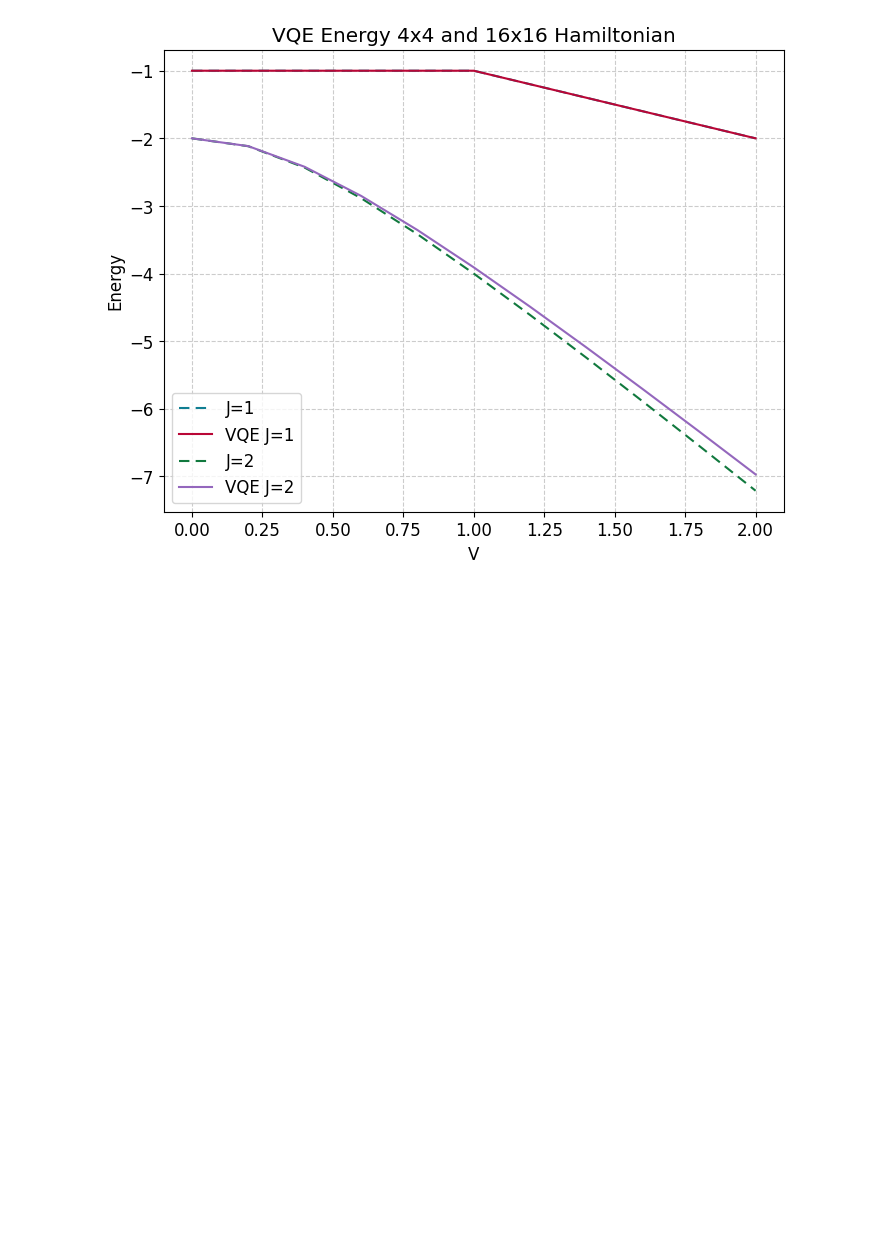
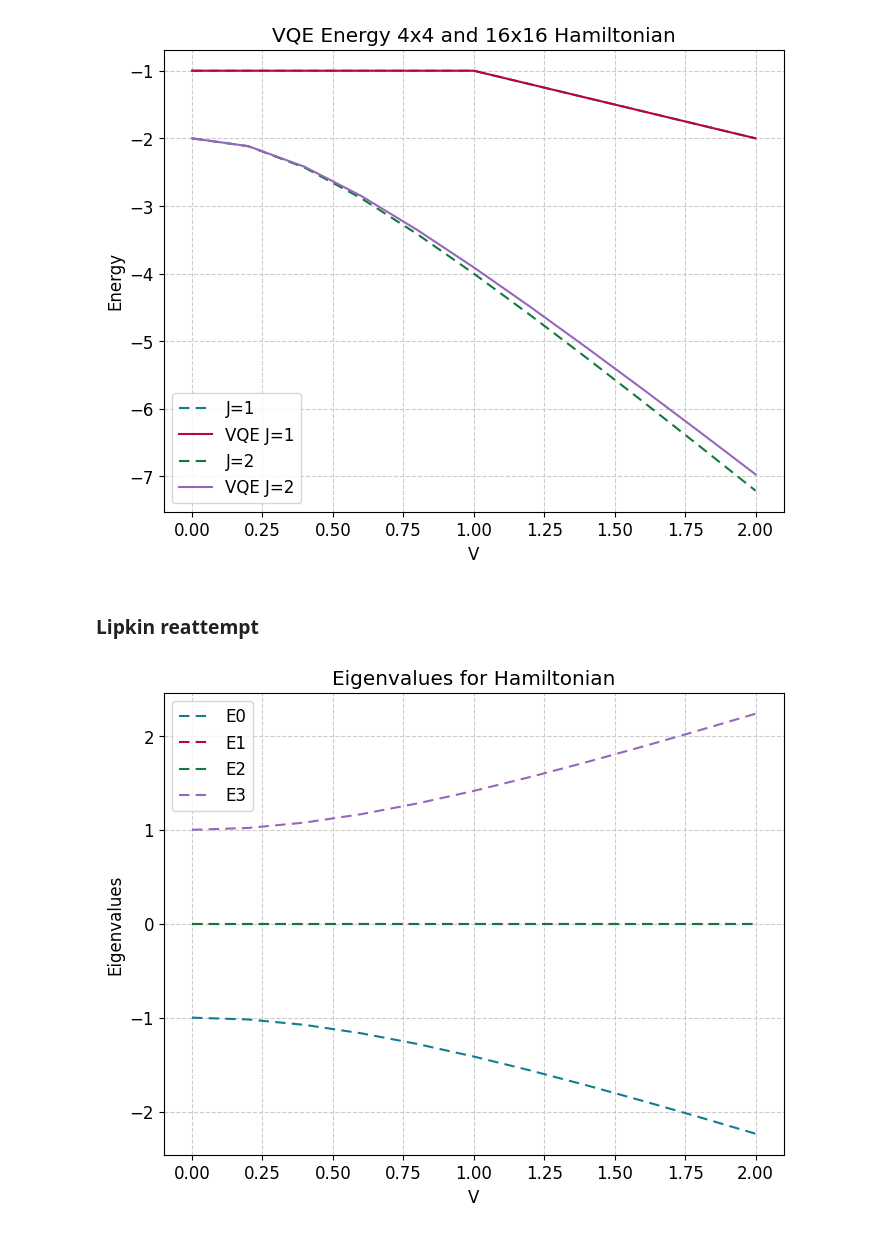
Before and after one commit to hishemok/FYS5419, a Jupyter notebook: Project_1/Project1.ipynb, the cells around one changed output. Cells and saved outputs as stored; diff of their text form; code cells hidden in the pictures; blank space fills up the shorter version.

```diff
--- a/Project_1/Project1.ipynb
+++ b/Project_1/Project1.ipynb
@@ -888,3 +888,35 @@ plt.legend(["J=1","VQE J=1","J=2","VQE J=2"])
 plt.show()
 # %% [output]
 [figure]
+# %% [markdown]
+### Lipkin reattempt
+# %%
+def Hamiltonian_Pauli(eps:float,V:float) -> np.array:
+    """
+    Returns the Hamiltonian for a given value of lambda
+    """
+    Z = σ_z()
+    X = σ_x()
+    I = np.eye(2)
+    ZI = np.kron(Z,I)
+    ZZ = np.kron(Z,Z)
+    XI = np.kron(X,I)
+    XZ = np.kron(X,Z)
+    return -eps/2 * (ZI + ZZ) - V/2 *(XI + XZ)
+
+epsilon = 1.0
+V = np.linspace(0,2,11)
+eigenvalues = np.zeros((len(V),4))
+
+for i,v in enumerate(V):
+    eigvals, eigvecs = np.linalg.eigh(Hamiltonian_Pauli(epsilon,v))
+    eigenvalues[i] = eigvals
+
+plt.plot(V, eigenvalues,linestyle = (0,(5,3)))
+plt.xlabel("V")
+plt.ylabel("Eigenvalues")
+plt.title("Eigenvalues for Hamiltonian")
+plt.legend(["E0","E1","E2","E3"])
+plt.show()
+# %% [output]
+[figure, added]
```
Also changed, not shown: parts of 8 cells of this notebook, 8 other files.
